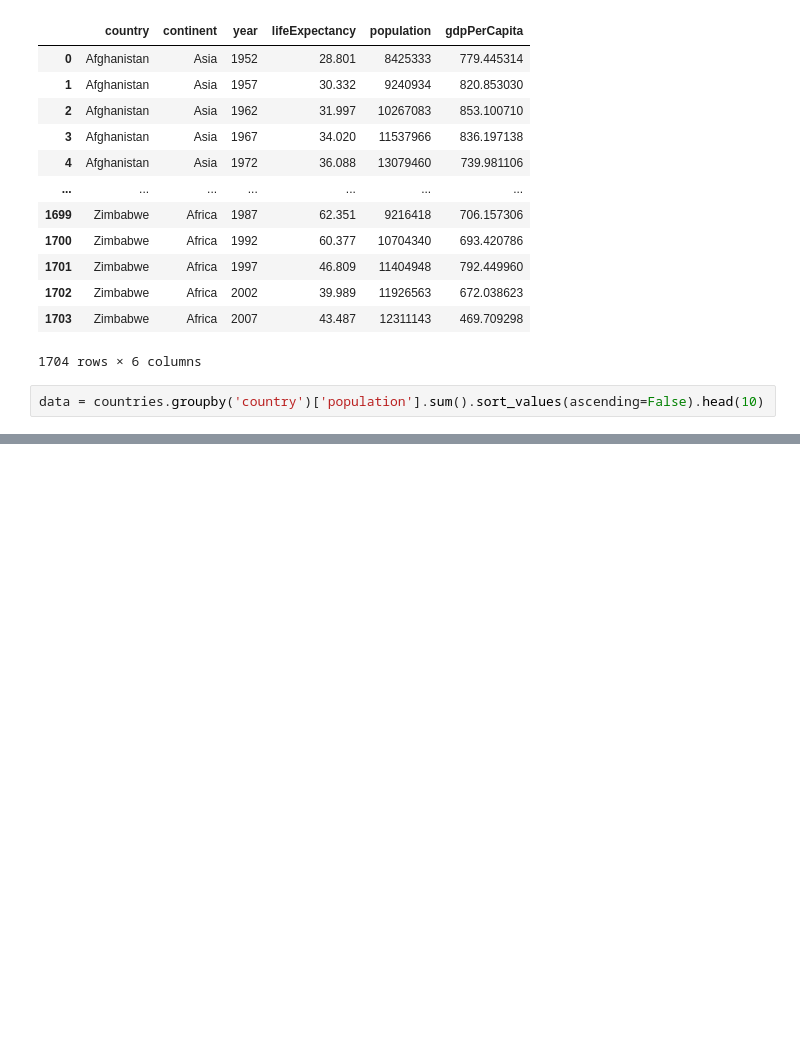
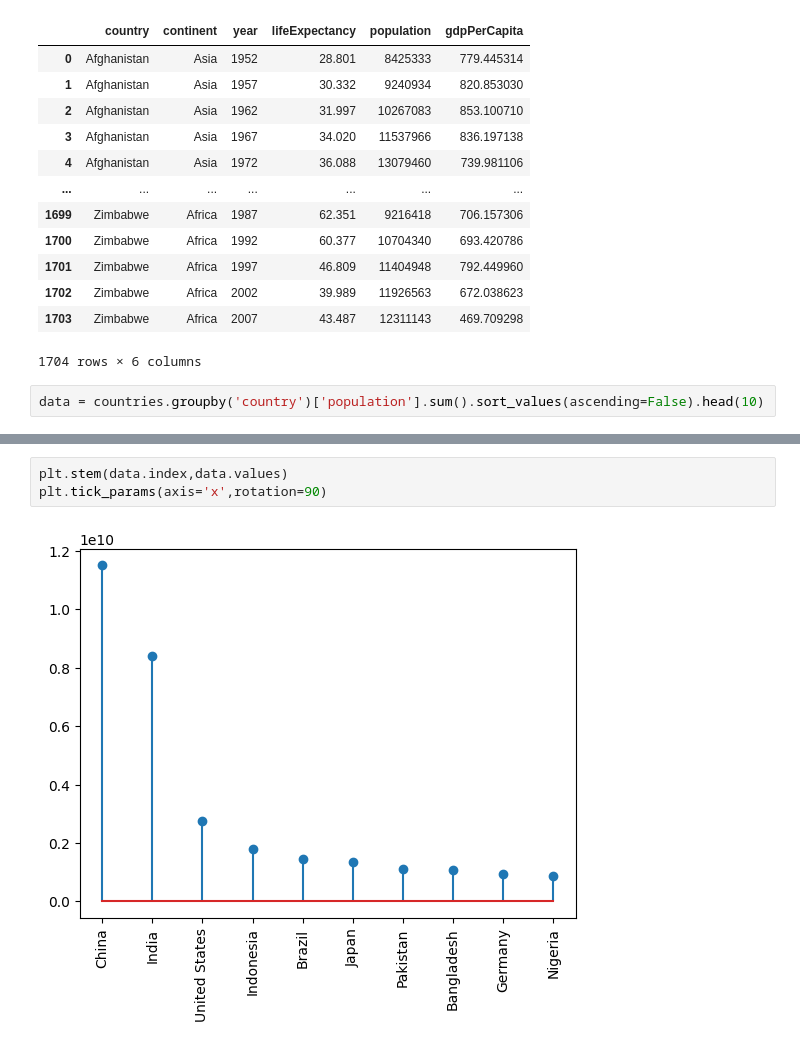
Before and after one commit to Harsh502s/Python-Assignments, a Jupyter notebook: Practice/Data Viz.ipynb, the cells around one changed output, grey strips where cells are left out. Drawn from its saved outputs; the diff is of its cells as text; blank space fills up the shorter version.

```diff
--- a/Practice/Data Viz.ipynb
+++ b/Practice/Data Viz.ipynb
@@ -144,0 +145,5 @@ plt.show()
+# %%
+plt.stem(data.index,data.values)
+plt.tick_params(axis='x',rotation=90)
+# %% [output]
+[figure, added]
```
Also changed, not shown: parts of 5 cells of this notebook.
